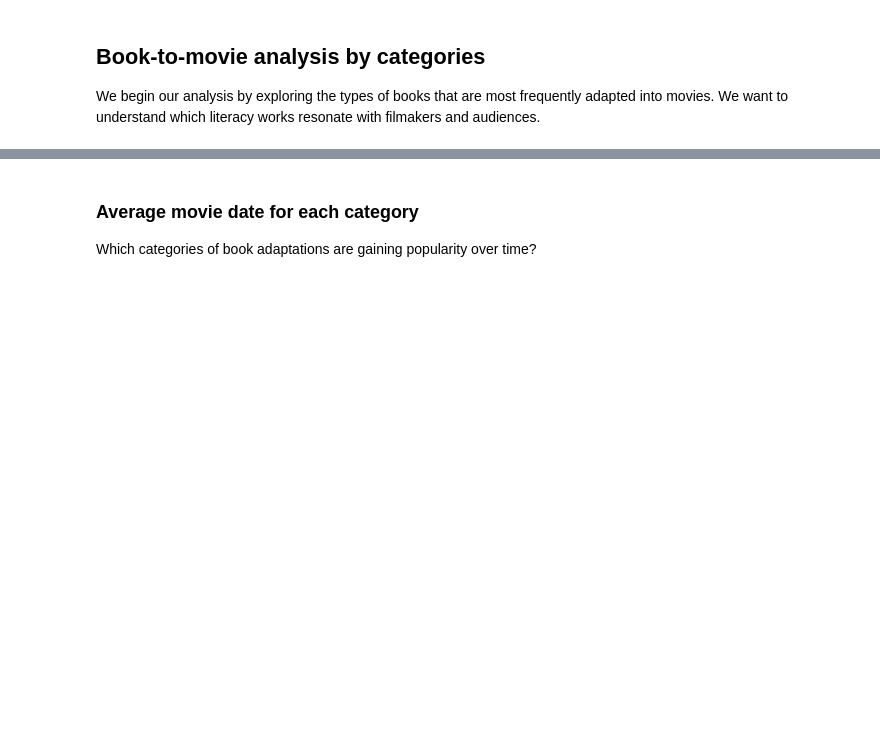
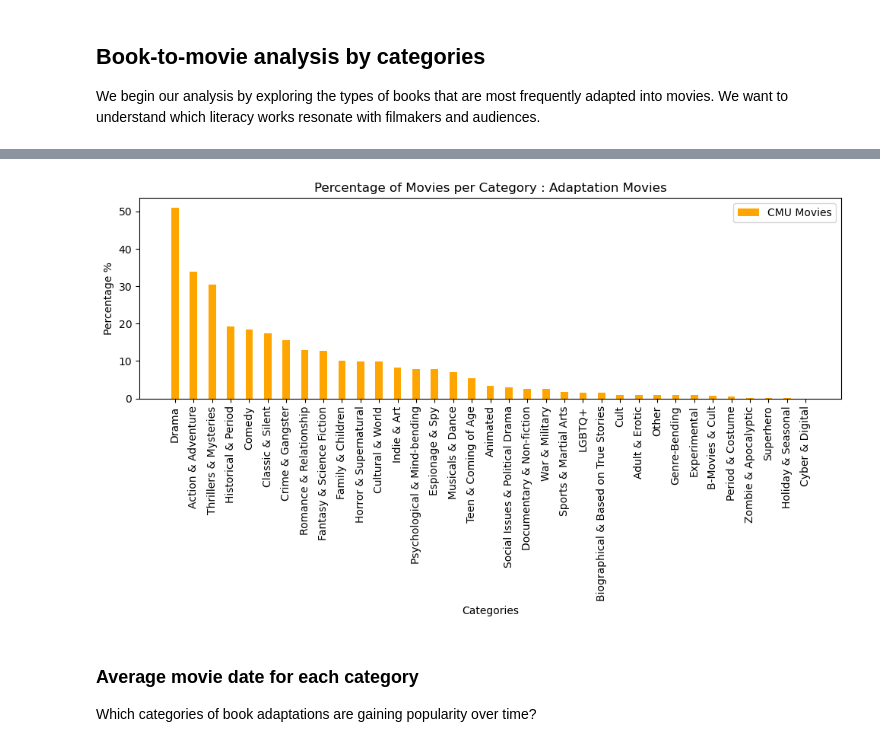
Before and after one commit to epfl-ada/ada-2024-project-padamalgame, a Jupyter notebook: results.ipynb, the cells around one changed output, grey strips where cells are left out. Cells and saved outputs as stored; diff of their text form; code cells hidden in the pictures; blank space fills up the shorter version.

```diff
--- a/results.ipynb
+++ b/results.ipynb
@@ -150,3 +118,15 @@ plt.show()
+# %%
+plt.figure(figsize=(10, 6))
+plt.bar(index, adaptation_vs_cmu_categories['Movie'].sort_values(ascending=False), width=bar_width, label='CMU Movies', color='orange')
+plt.xlabel('Categories')
+plt.ylabel('Percentage %')
+plt.title('Percentage of Movies per Category : Adaptation Movies')
+plt.xticks([i for i in index], adaptation_vs_cmu_categories.index, rotation=90)
+plt.legend()
+plt.tight_layout()
+plt.show()
+# %% [output]
+[figure, added]
 # %% [markdown]
 ### Average movie date for each category
 Which categories of book adaptations are gaining popularity over time?
```
Also changed, not shown: parts of 23 cells of this notebook, 2 other files.
